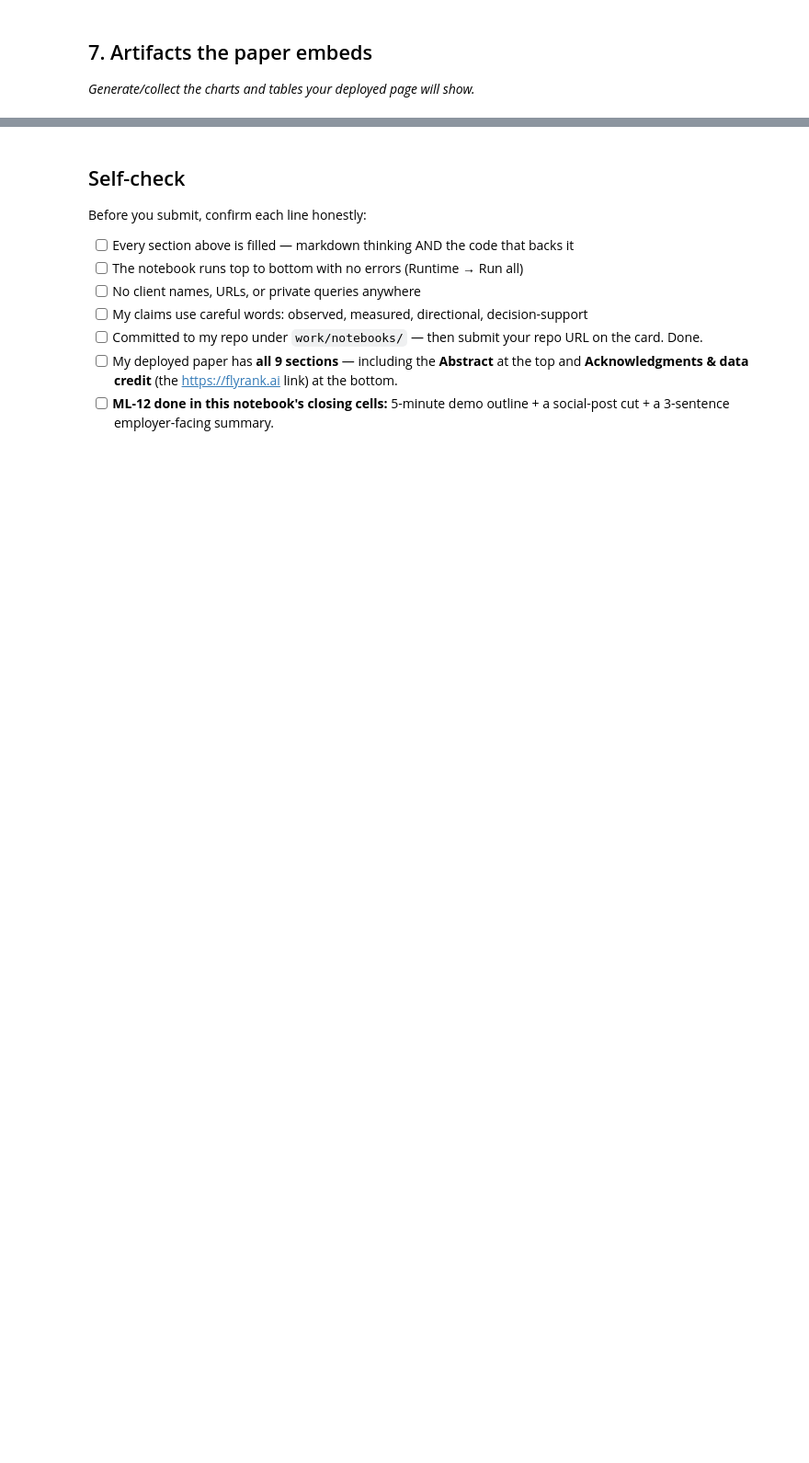
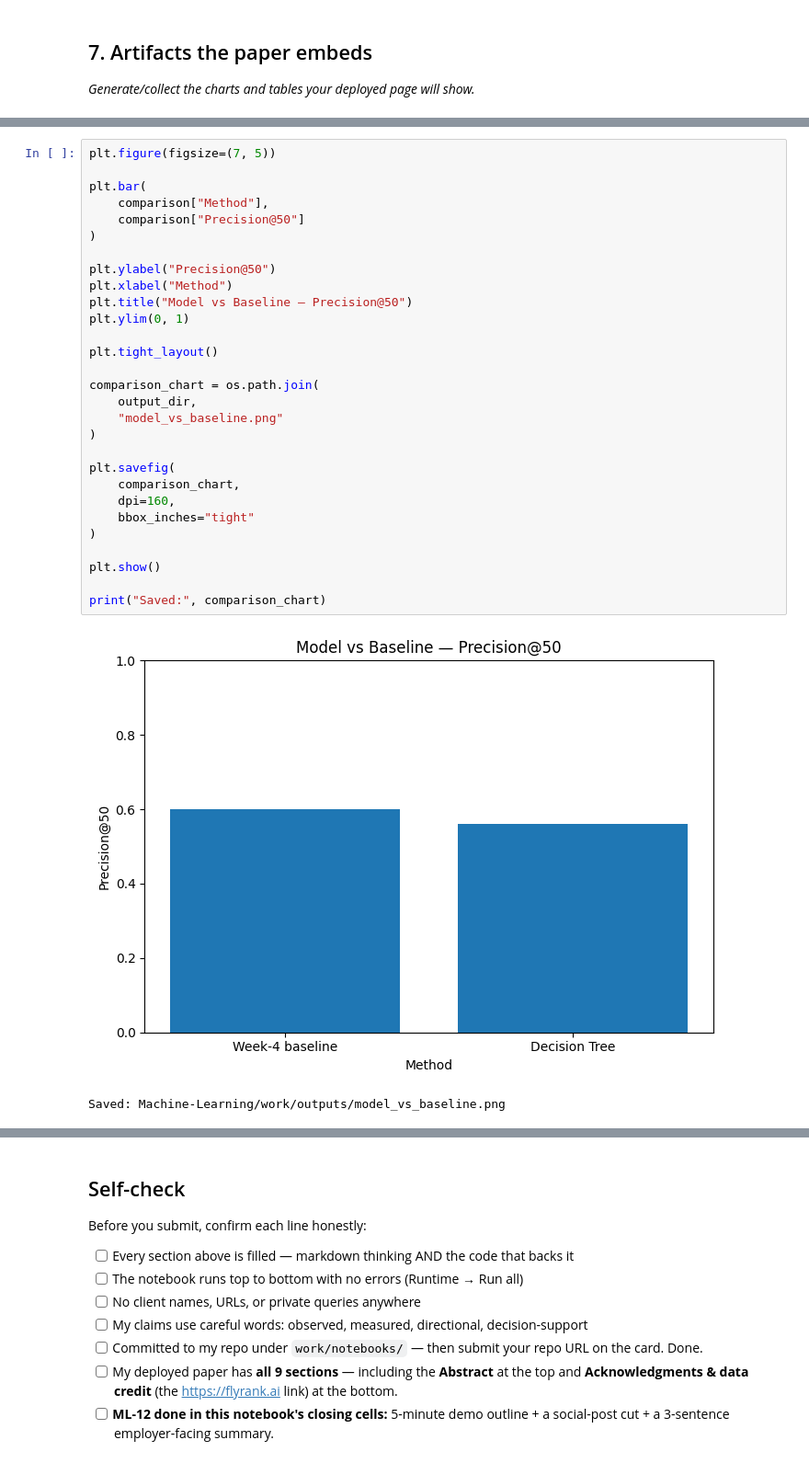
Before and after one commit to SriKeerthi16-b/Machine-Learning, a Jupyter notebook: work/notebooks/capstone.ipynb, the cells around one changed output, grey strips where cells are left out. Shown at 92% size. Drawn from its saved outputs; the diff is of its cells as text; blank space fills up the shorter version.

```diff
--- a/work/notebooks/capstone.ipynb
+++ b/work/notebooks/capstone.ipynb
@@ -36,0 +535,32 @@ This skeleton is yours to fill. Work the sections **in order** — each one has
+# %%
+plt.figure(figsize=(7, 5))
+
+plt.bar(
+    comparison["Method"],
+    comparison["Precision@50"]
+)
+
+plt.ylabel("Precision@50")
+plt.xlabel("Method")
+plt.title("Model vs Baseline — Precision@50")
+plt.ylim(0, 1)
+
+plt.tight_layout()
+
+comparison_chart = os.path.join(
+    output_dir,
+    "model_vs_baseline.png"
+)
+
+plt.savefig(
+    comparison_chart,
+    dpi=160,
+    bbox_inches="tight"
+)
+
+plt.show()
+
+print("Saved:", comparison_chart)
+# %% [output]
+[figure, added]
+Saved: Machine-Learning/work/outputs/model_vs_baseline.png
```
Also changed, not shown: parts of 14 cells of this notebook.
